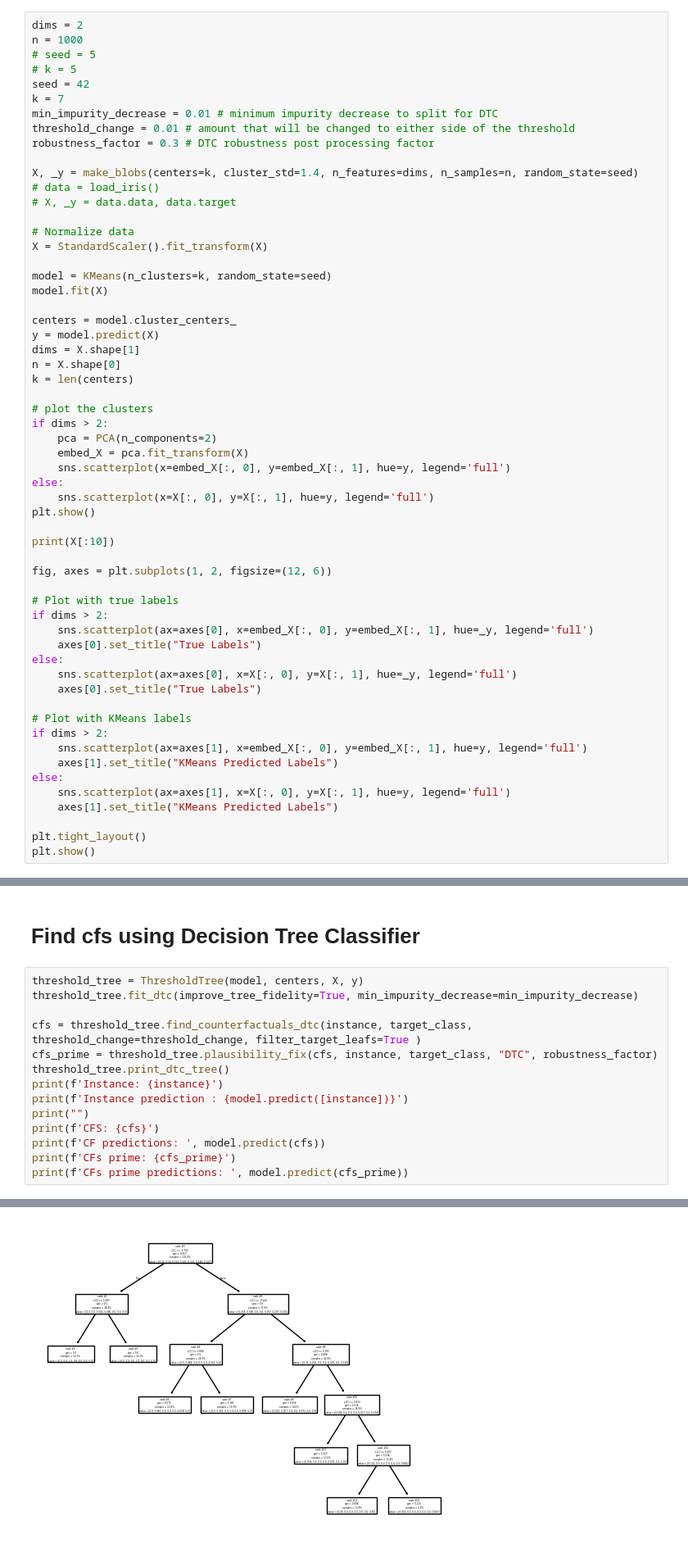
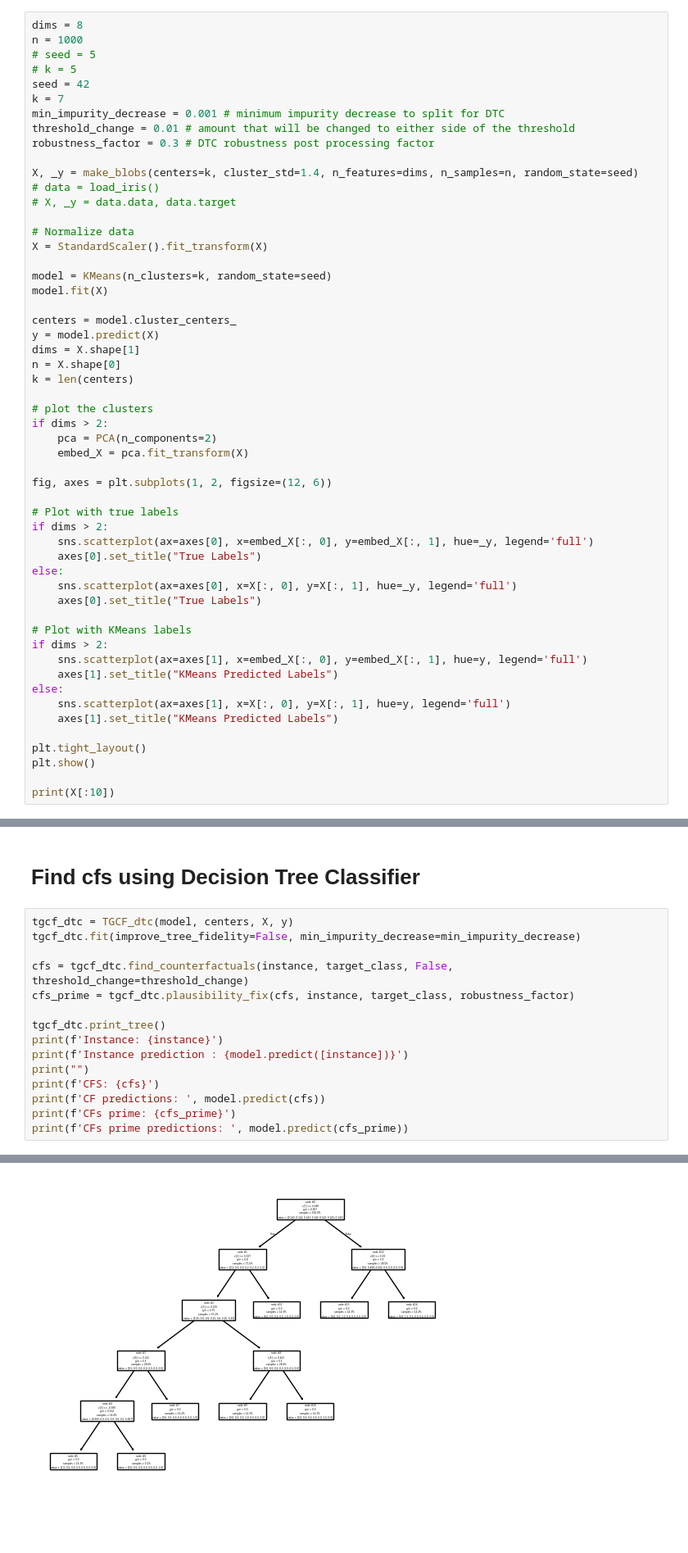
Before and after one commit to jepp3183/Thesis2025, a Jupyter notebook: code/threshold_tree_testing.ipynb, the cells around one changed output, grey strips where cells are left out. Shown at 82% size. Cells and saved outputs as stored; diff of their text form; blank space fills up the shorter version.

```diff
--- a/code/threshold_tree_testing.ipynb
+++ b/code/threshold_tree_testing.ipynb
@@ -30,11 +21,11 @@ The autoreload extension is already loaded. To reload it, use:
 # %%
-dims = 2
+dims = 8
 n = 1000
 # seed = 5
 # k = 5
 seed = 42
 k = 7
-min_impurity_decrease = 0.01 # minimum impurity decrease to split for DTC
+min_impurity_decrease = 0.001 # minimum impurity decrease to split for DTC
 threshold_change = 0.01 # amount that will be changed to either side of the threshold
 robustness_factor = 0.3 # DTC robustness post processing factor
 
@@ -58,12 +49,6 @@ k = len(centers)
 if dims > 2:
     pca = PCA(n_components=2)
     embed_X = pca.fit_transform(X)
-    sns.scatterplot(x=embed_X[:, 0], y=embed_X[:, 1], hue=y, legend='full')
-else:
-    sns.scatterplot(x=X[:, 0], y=X[:, 1], hue=y, legend='full')
-plt.show()
-
-print(X[:10])
 
 fig, axes = plt.subplots(1, 2, figsize=(12, 6))
 
@@ -85,4 +70,6 @@ else:
 
 plt.tight_layout()
 plt.show()
+
+print(X[:10])
 # %% [output]
@@ -117,12 +113,13 @@ Target center class: 0, point: [0.6408076  0.21827856]
 # %% [markdown]
 # Find cfs using Decision Tree Classifier
 # %%
-threshold_tree = ThresholdTree(model, centers, X, y)
-threshold_tree.fit_dtc(improve_tree_fidelity=True, min_impurity_decrease=min_impurity_decrease)
+tgcf_dtc = TGCF_dtc(model, centers, X, y)
+tgcf_dtc.fit(improve_tree_fidelity=False, min_impurity_decrease=min_impurity_decrease)
 
-cfs = threshold_tree.find_counterfactuals_dtc(instance, target_class, threshold_change=threshold_change, filter_target_leafs=True )
-cfs_prime = threshold_tree.plausibility_fix(cfs, instance, target_class, "DTC", robustness_factor)
-threshold_tree.print_dtc_tree()
+cfs = tgcf_dtc.find_counterfactuals(instance, target_class, False, threshold_change=threshold_change)
+cfs_prime = tgcf_dtc.plausibility_fix(cfs, instance, target_class, robustness_factor)
+
+tgcf_dtc.print_tree()
 print(f'Instance: {instance}')
 print(f'Instance prediction : {model.predict([instance])}')
 print("")
@@ -135 +132 @@ DTC accuracy: 0.958
-[figure, old version]
+[figure, new version]
```
Also changed, not shown: parts of 12 cells of this notebook, 7 other files.
